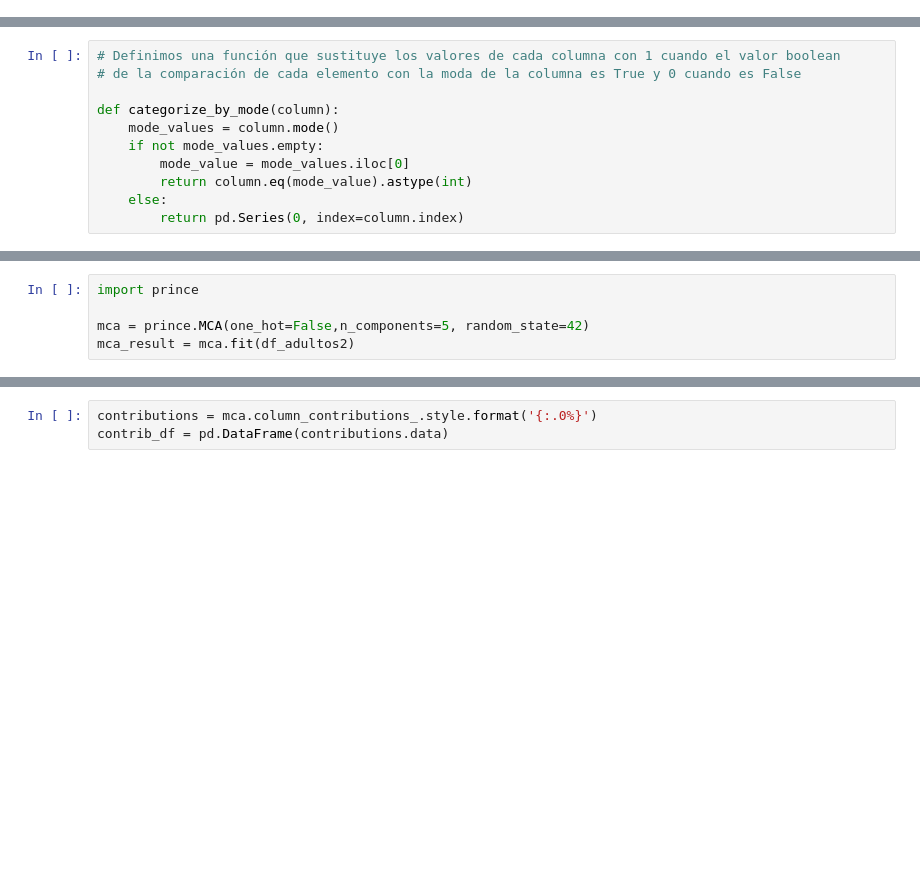
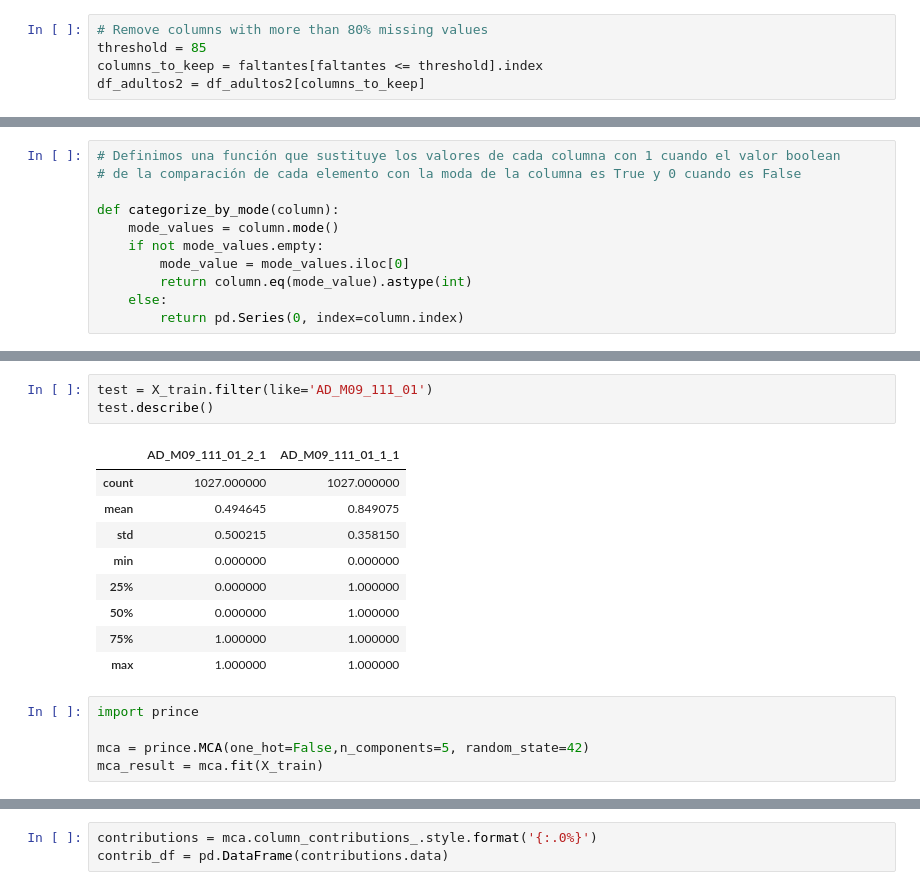
Before and after one commit to danielav081596/Proyecto_Integrador_Equipo5, a Jupyter notebook: Avance2_Equipo.ipynb, the cells around one changed output, grey strips where cells are left out. Drawn from its saved outputs; the diff is of its cells as text; blank space fills up the shorter version.

```diff
--- a/Avance2_Equipo.ipynb
+++ b/Avance2_Equipo.ipynb
@@ -303,0 +262,5 @@ Name: ACE1, dtype: int64
+# %%
+# Remove columns with more than 80% missing values
+threshold = 85
+columns_to_keep = faltantes[faltantes <= threshold].index
+df_adultos2 = df_adultos2[columns_to_keep]
@@ -343,7 +365,20 @@ for col in df_adultos2:
+# %%
+test = X_train.filter(like='AD_M09_111_01')
+test.describe()
+# %% [output]
+|  | AD_M09_111_01_2_1 | AD_M09_111_01_1_1 |
+| count | 1027.000000 | 1027.000000 |
+| mean | 0.494645 | 0.849075 |
+| std | 0.500215 | 0.358150 |
+| min | 0.000000 | 0.000000 |
+| 25% | 0.000000 | 1.000000 |
+| 50% | 0.000000 | 1.000000 |
+| 75% | 1.000000 | 1.000000 |
+| max | 1.000000 | 1.000000 |
 # %%
 import prince
 
 mca = prince.MCA(one_hot=False,n_components=5, random_state=42)
-mca_result = mca.fit(df_adultos2)
+mca_result = mca.fit(X_train)
 # %%
 # obtain main components
```
Also changed, not shown: parts of 63 cells of this notebook.
